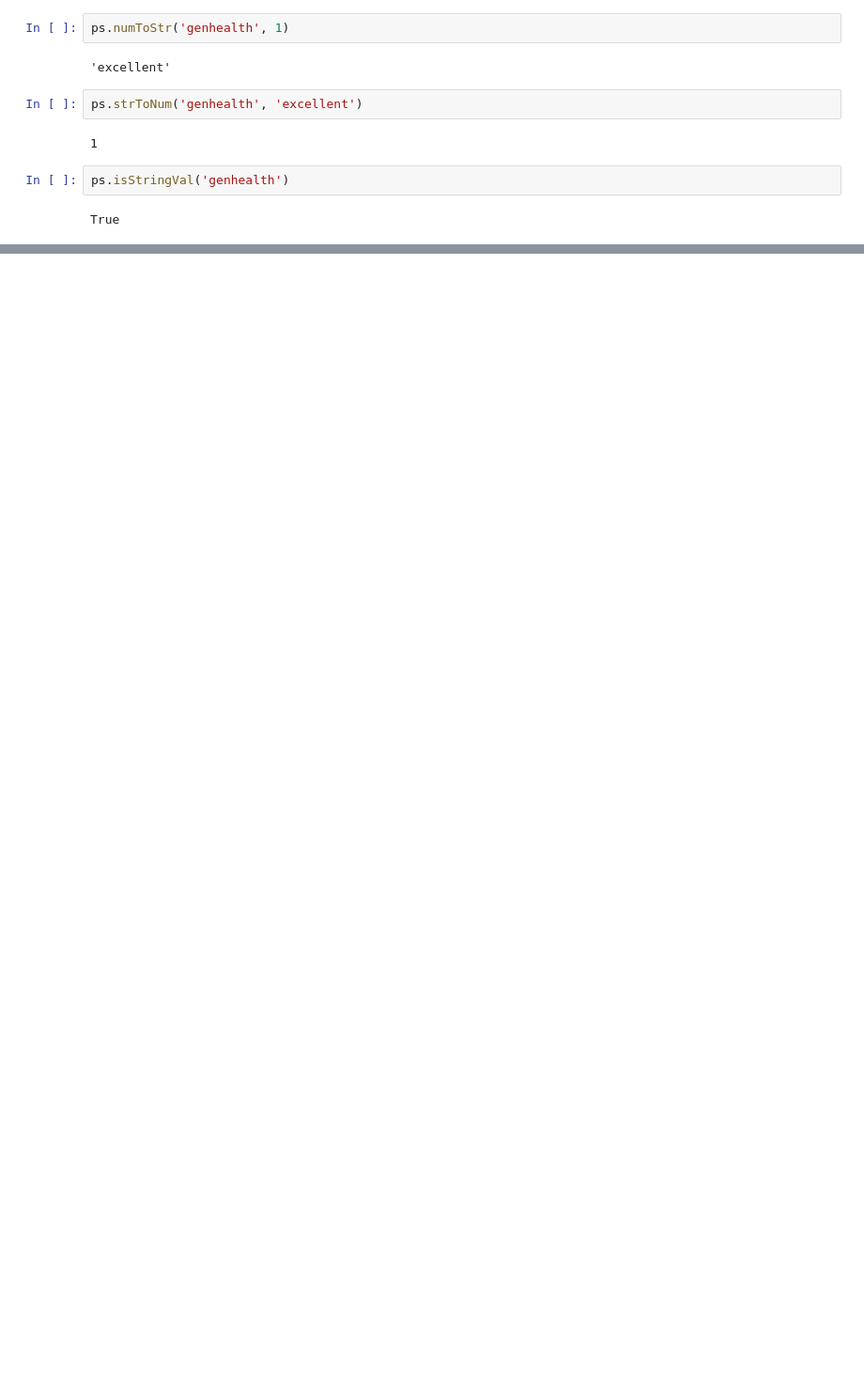
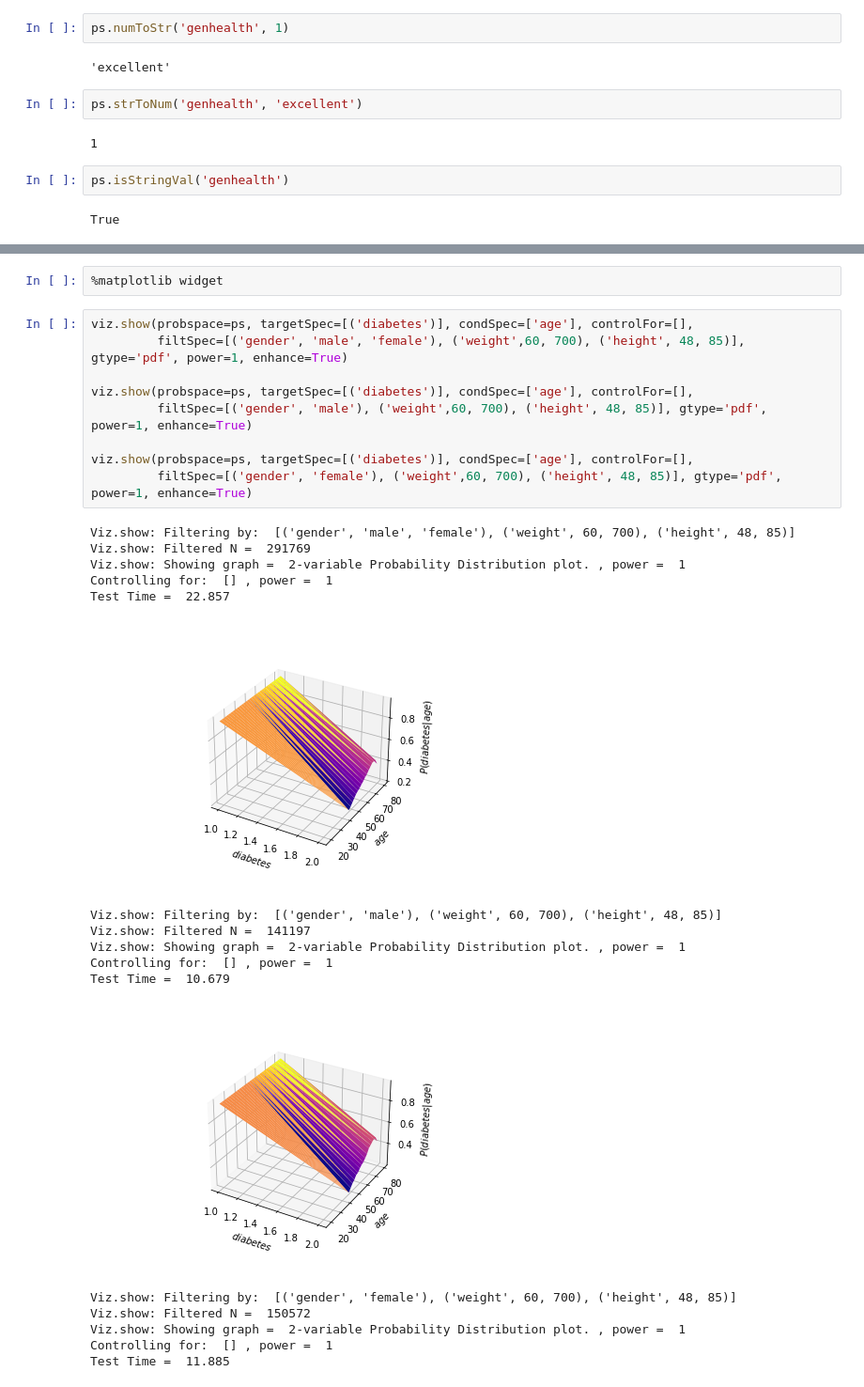
Before and after one commit to ArunGaonkar/HPCC-project, a Jupyter notebook: LLCP/LLCP_Analysis.ipynb, the cells around one changed output, grey strips where cells are left out. Shown at 94% size. Drawn from its saved outputs; the diff is of its cells as text; blank space fills up the shorter version.

```diff
--- a/LLCP/LLCP_Analysis.ipynb
+++ b/LLCP/LLCP_Analysis.ipynb
@@ -131,0 +186,29 @@ Test Time =  0.699
+# %%
+%matplotlib widget
+# %%
+viz.show(probspace=ps, targetSpec=[('diabetes')], condSpec=['age'], controlFor=[],
+         filtSpec=[('gender', 'male', 'female'), ('weight',60, 700), ('height', 48, 85)], gtype='pdf', power=1, enhance=True)
+
+viz.show(probspace=ps, targetSpec=[('diabetes')], condSpec=['age'], controlFor=[],
+         filtSpec=[('gender', 'male'), ('weight',60, 700), ('height', 48, 85)], gtype='pdf', power=1, enhance=True)
+
+viz.show(probspace=ps, targetSpec=[('diabetes')], condSpec=['age'], controlFor=[],
+         filtSpec=[('gender', 'female'), ('weight',60, 700), ('height', 48, 85)], gtype='pdf', power=1, enhance=True)
+# %% [output]
+Viz.show: Filtering by:  [('gender', 'male', 'female'), ('weight', 60, 700), ('height', 48, 85)]
+Viz.show: Filtered N =  291769
+Viz.show: Showing graph =  2-variable Probability Distribution plot. , power =  1
+Controlling for:  [] , power =  1
+Test Time =  22.857
+[figure, added]
+Viz.show: Filtering by:  [('gender', 'male'), ('weight', 60, 700), ('height', 48, 85)]
+Viz.show: Filtered N =  141197
+Viz.show: Showing graph =  2-variable Probability Distribution plot. , power =  1
+Controlling for:  [] , power =  1
+Test Time =  10.679
+[figure, added]
+Viz.show: Filtering by:  [('gender', 'female'), ('weight', 60, 700), ('height', 48, 85)]
+Viz.show: Filtered N =  150572
+Viz.show: Showing graph =  2-variable Probability Distribution plot. , power =  1
+Controlling for:  [] , power =  1
+Test Time =  11.885
```
Also changed, not shown: parts of 30 cells of this notebook, 1 other file.
